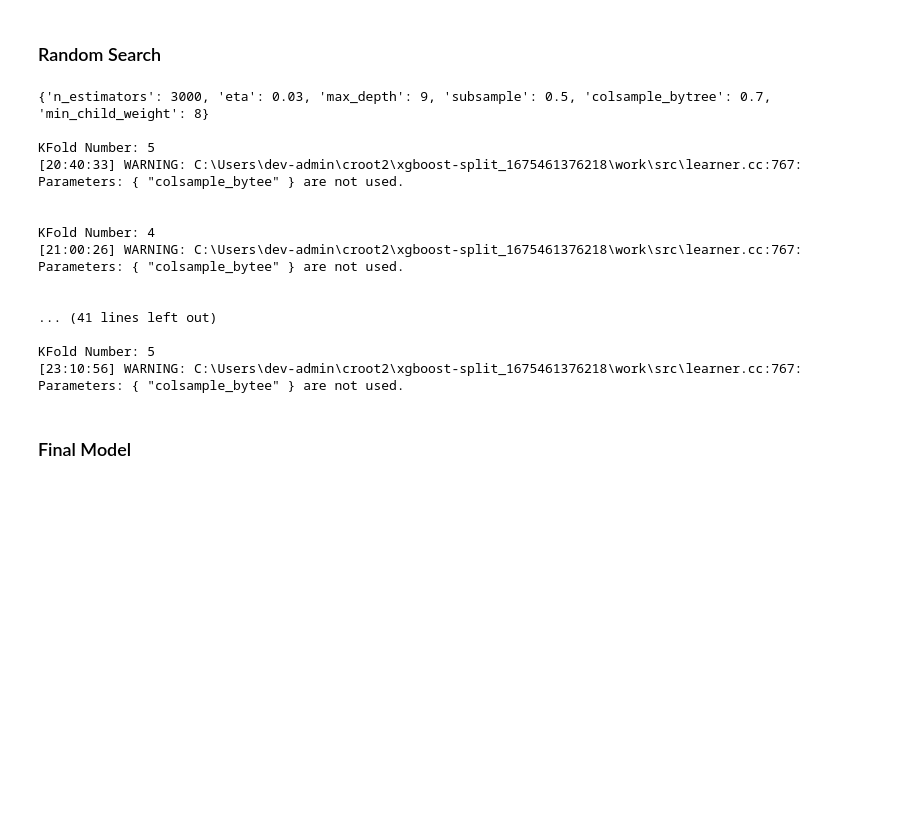
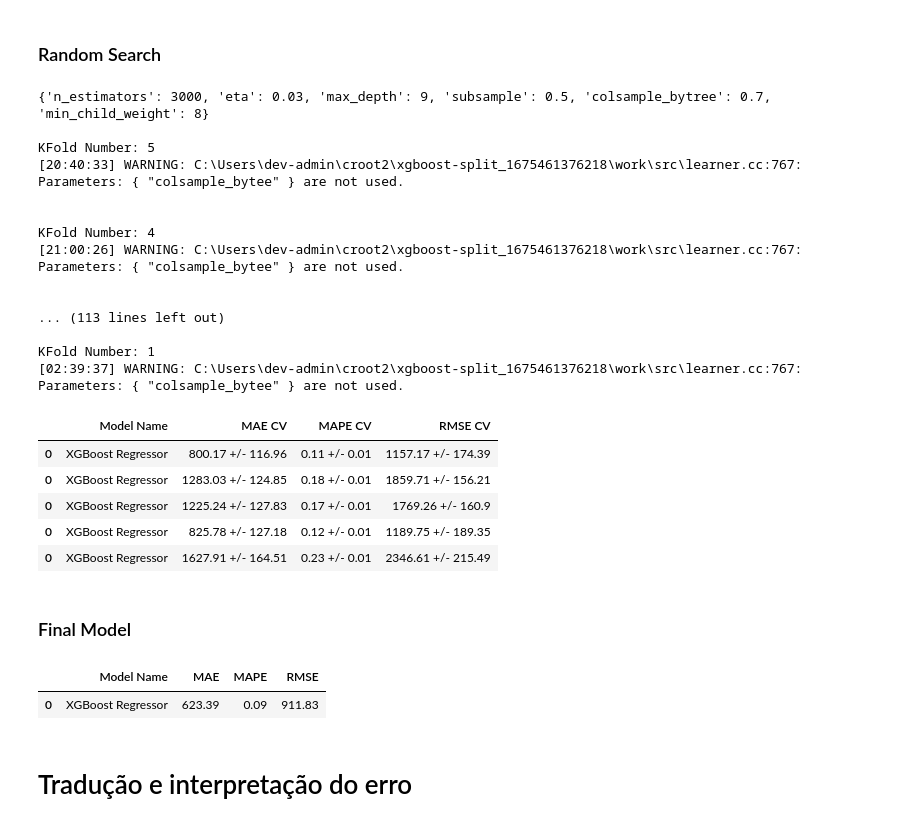
Before and after one commit to TalithaStella/rossmann_project, a Jupyter notebook: rossmann_project_notebook.ipynb, the cells around one changed output. Drawn from its saved outputs; the diff is of its cells as text; code cells hidden in the pictures; blank space fills up the shorter version.

```diff
--- a/rossmann_project_notebook.ipynb
+++ b/rossmann_project_notebook.ipynb
@@ -1202,42 +1209,47 @@ MAX_EVAL = 5
 # %%
-final_result = pd.DataFrame()
+# final_result = pd.DataFrame()
 
-for i in range( MAX_EVAL ):
-   # choose values for parameters randomly
-   hp = { k: random.sample( v, 1 )[0] for k, v in param.items() }
-   print( hp )
+# for i in range( MAX_EVAL ):
+#    # choose values for parameters randomly
+#    hp = { k: random.sample( v, 1 )[0] for k, v in param.items() }
+#    print( hp )
 
-   # model
-   model_xgb = xgb.XGBRegressor( objective='reg:squarederror',
-                                 n_estimators=hp['n_estimators'],
-                                 eta=hp['eta'],
-                                 max_depth=hp['max_depth'],
-                                 subsample=hp['subsample'],
-                                 colsample_bytee=hp['colsample_bytree'],
-                                 min_child_weight=hp['min_child_weight'] )
+#    # model
+#    model_xgb = xgb.XGBRegressor( objective='reg:squarederror',
+#                                  n_estimators=hp['n_estimators'],
+#                                  eta=hp['eta'],
+#                                  max_depth=hp['max_depth'],
+#                                  subsample=hp['subsample'],
+#                                  min_child_weight=hp['min_child_weight'] )
 
-   # performance
-   result = cross_validation( x_training, 5, 'XGBoost Regressor', model_xgb, verbose=True )
-   final_result = pd.concat( [final_result, result] )
+#    # performance
+#    result = cross_validation( x_training, 5, 'XGBoost Regressor', model_xgb, verbose=True )
+#    final_result = pd.concat( [final_result, result] )
 
-final_result
+# final_result
 # %% [output]
 {'n_estimators': 3000, 'eta': 0.03, 'max_depth': 9, 'subsample': 0.5, 'colsample_bytree': 0.7, 'min_child_weight': 8}
 
 KFold Number: 5
 [20:40:33] WARNING: C:\Users\dev-admin\croot2\xgboost-split_1675461376218\work\src\learner.cc:767:
 Parameters: { "colsample_bytee" } are not used.
 
 
 KFold Number: 4
 [21:00:26] WARNING: C:\Users\dev-admin\croot2\xgboost-split_1675461376218\work\src\learner.cc:767:
 Parameters: { "colsample_bytee" } are not used.
 
 
-... (41 lines left out)
+... (113 lines left out)
 
-KFold Number: 5
-[23:10:56] WARNING: C:\Users\dev-admin\croot2\xgboost-split_1675461376218\work\src\learner.cc:767:
+KFold Number: 1
+[02:39:37] WARNING: C:\Users\dev-admin\croot2\xgboost-split_1675461376218\work\src\learner.cc:767:
 Parameters: { "colsample_bytee" } are not used.
+|  | Model Name | MAE CV | MAPE CV | RMSE CV |
+| 0 | XGBoost Regressor | 800.17 +/- 116.96 | 0.11 +/- 0.01 | 1157.17 +/- 174.39 |
+| 0 | XGBoost Regressor | 1283.03 +/- 124.85 | 0.18 +/- 0.01 | 1859.71 +/- 156.21 |
+| 0 | XGBoost Regressor | 1225.24 +/- 127.83 | 0.17 +/- 0.01 | 1769.26 +/- 160.9 |
+| 0 | XGBoost Regressor | 825.78 +/- 127.18 | 0.12 +/- 0.01 | 1189.75 +/- 189.35 |
+| 0 | XGBoost Regressor | 1627.91 +/- 164.51 | 0.23 +/- 0.01 | 2346.61 +/- 215.49 |
 # %% [markdown]
 ### Final Model
@@ -1243,0 +1280,7 @@ Parameters: { "colsample_bytee" } are not used.
+# %%
+round(xgb_result_tuned, 2)
+# %% [output]
+|  | Model Name | MAE | MAPE | RMSE |
+| 0 | XGBoost Regressor | 623.39 | 0.09 | 911.83 |
+# %% [markdown]
+# Tradução e interpretação do erro
```
Also changed, not shown: parts of 27 cells of this notebook, 13 other files.
